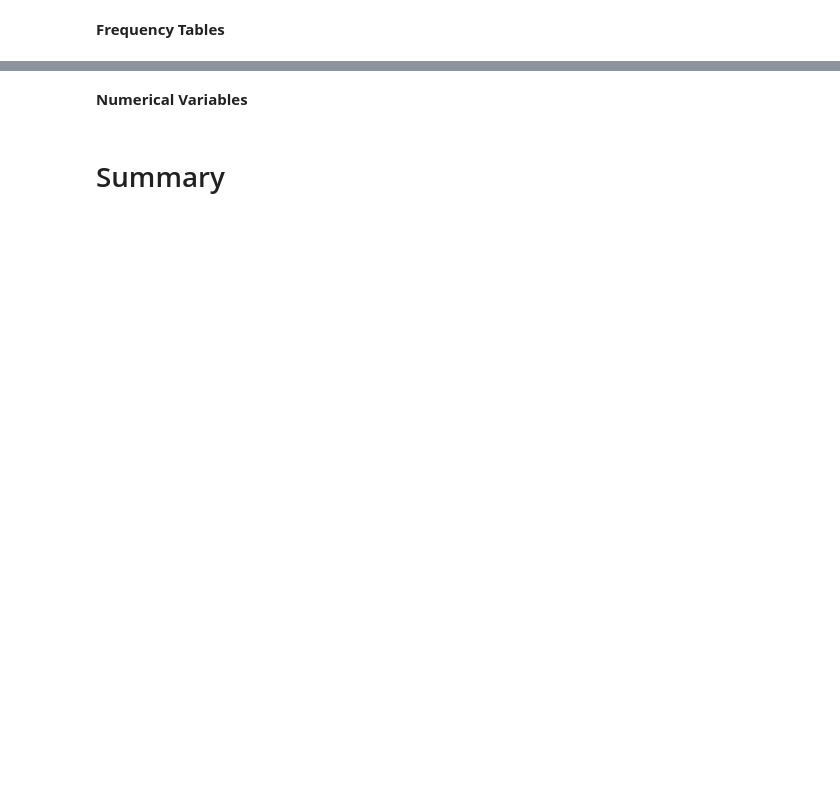
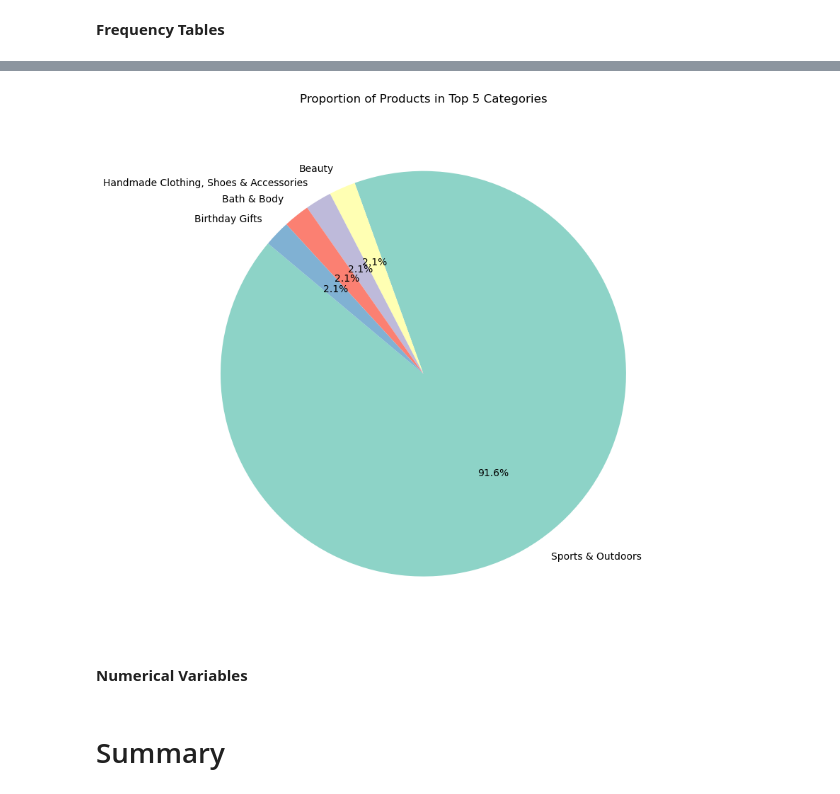
Before and after one commit to SheryllD/lab-eda-univariate, a Jupyter notebook: solution.ipynb, the cells around one changed output, grey strips where cells are left out. Cells and saved outputs as stored; diff of their text form; code cells hidden in the pictures; blank space fills up the shorter version.

```diff
--- a/solution.ipynb
+++ b/solution.ipynb
@@ -47,3 +390,20 @@ Exploring the following:
+# %%
+# Pie chart
+plt.figure(figsize=(8, 8))
+plt.pie(
+    top_5_categories['count'],
+    labels=top_5_categories['category'],
+    autopct='%1.1f%%',
+    startangle=140,
+    colors=sns.color_palette("Set3")
+)
+
+plt.title("Proportion of Products in Top 5 Categories")
+plt.axis('equal')
+plt.tight_layout()
+plt.show()
+# %% [output]
+[figure, added]
 # %% [markdown]
 **Numerical Variables**
 # %% [markdown]
```
Also changed, not shown: parts of 35 cells of this notebook.
